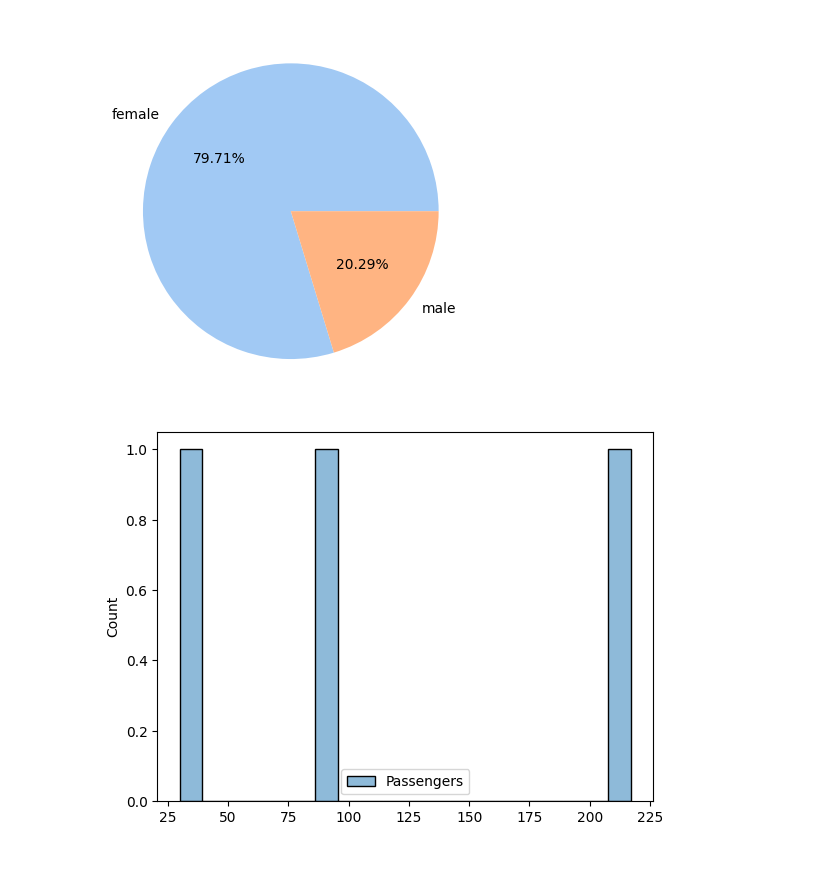
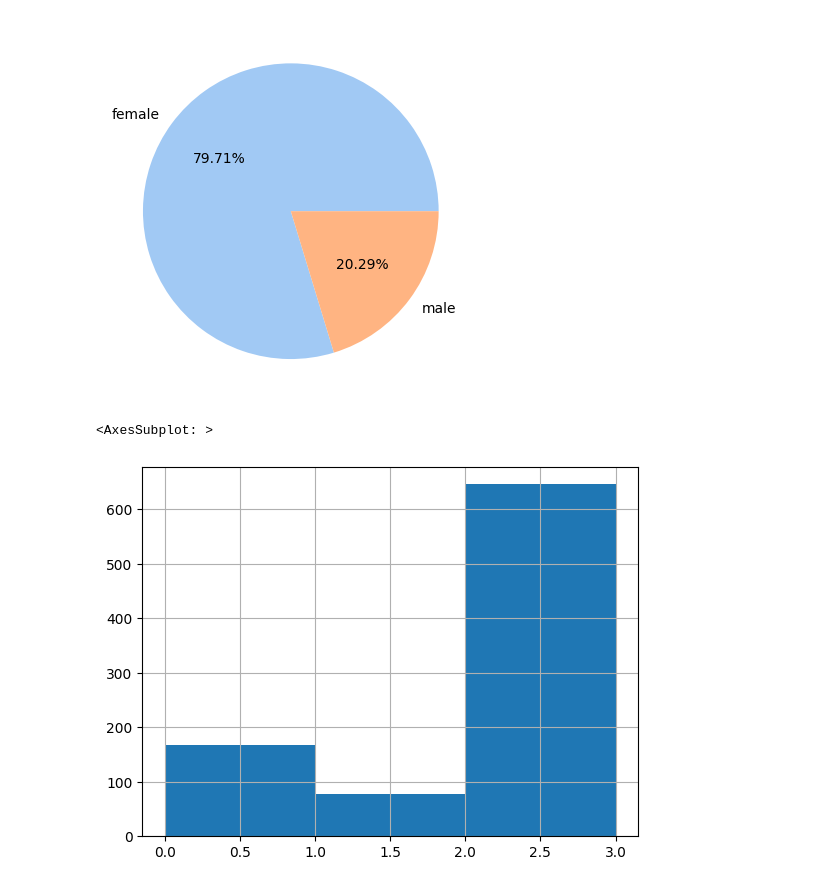
Before and after one commit to organictissuemaker/hth_fall_build_program, a Jupyter notebook: pandas_data_manipulation/Data Visualization Practice.ipynb, the cells around one changed output. Saved outputs shown, nothing was run; the diff lists cells and outputs as text; code cells hidden in the pictures.

Commit message:
histogram_fix_#5

```diff
--- a/pandas_data_manipulation/Data Visualization Practice.ipynb
+++ b/pandas_data_manipulation/Data Visualization Practice.ipynb
@@ -141,24 +141,26 @@ plt.show()
 # %%
 # Step 5: Create a histogram that shows the distribution
 # of passengers between the three embarking locations:
-# C (Cherbourg), Q (Queenstown), S (Southampton)
+# C (Cherbourg)[represented by 0], Q (Queenstown)[represented by 1], S (Southampton)[represented by 2]
 
-#length of filtered ships and survived
-cherbourg_survival = len(titanic_data[(titanic_data["Embarked"] == "C") & (titanic_data["Survived"] == 1)])
-queenstown_survival = len(titanic_data[(titanic_data["Embarked"] == "Q") & (titanic_data["Survived"] == 1)])
-south_survival_survival = len(titanic_data[(titanic_data["Embarked"] == "S") & (titanic_data["Survived"] == 1)])
+embark_num = []
 
-#dict of description
-description = {
-    'Passengers':[
-        cherbourg_survival,
-        queenstown_survival,
-        south_survival_survival]
-    }
+for _ , row in titanic_data.iterrows():
 
-datf = pd.DataFrame(description)
+    if row["Embarked"] == "C":
+        embark_num.append(0)
 
-sns.histplot(data = datf, kde=False, bins=20)
-plt.show()
+    if row["Embarked"] == "Q":
+        embark_num.append(1)
+
+    if row["Embarked"] == "S":
+        embark_num.append(2)
+
+    if pd.isna(row["Embarked"]):
+        embark_num.append(3)
+
+titanic_data["embarked"] = embark_num
+titanic_data['embarked'].hist(bins=3)
 # %% [output]
+<AxesSubplot: >
-[figure, old version]
+[figure, new version]
```
Also changed, not shown: 1 other file.
